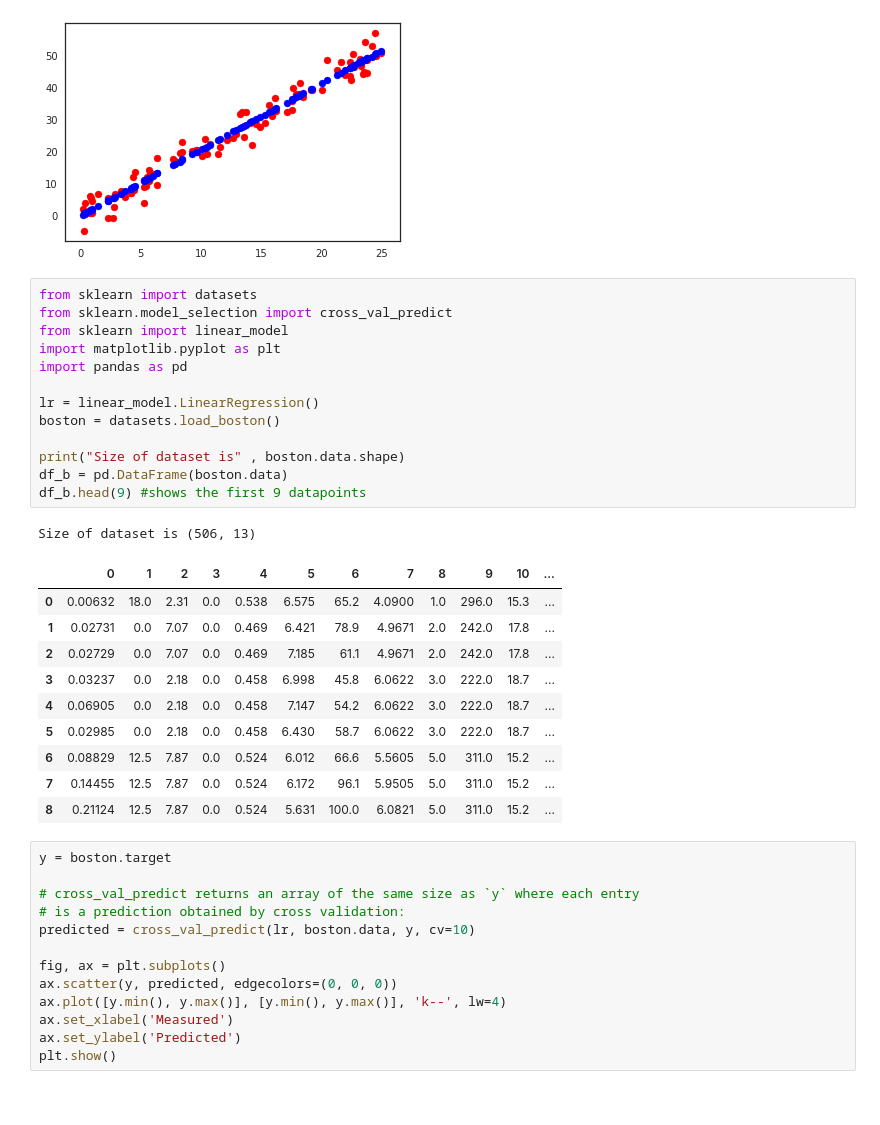
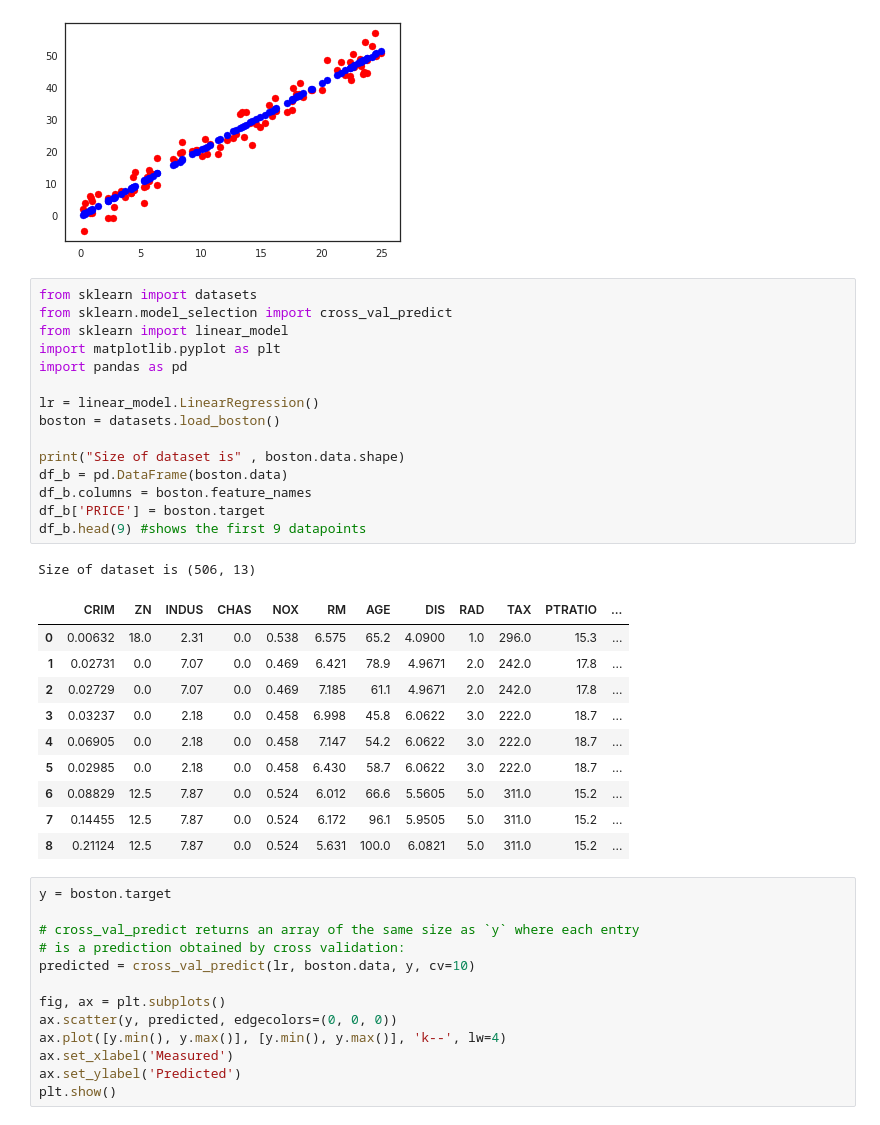
Before and after one commit to SConsul/ML101, a Jupyter notebook: Session1/Demo1_Linear_Regression.ipynb, the cells around one changed output. Drawn from its saved outputs; the diff is of its cells as text.

```diff
--- a/Session1/Demo1_Linear_Regression.ipynb
+++ b/Session1/Demo1_Linear_Regression.ipynb
@@ -189,19 +189,21 @@ plt.show()
 # %%
 from sklearn import datasets
 from sklearn.model_selection import cross_val_predict
 from sklearn import linear_model
 import matplotlib.pyplot as plt
 import pandas as pd
 
 lr = linear_model.LinearRegression()
 boston = datasets.load_boston()
 
 print("Size of dataset is" , boston.data.shape)
 df_b = pd.DataFrame(boston.data)
+df_b.columns = boston.feature_names
+df_b['PRICE'] = boston.target
 df_b.head(9) #shows the first 9 datapoints
 # %% [output]
 Size of dataset is (506, 13)
-|  | 0 | 1 | 2 | 3 | 4 | 5 | 6 | 7 | 8 | 9 | 10 | ... |
+|  | CRIM | ZN | INDUS | CHAS | NOX | RM | AGE | DIS | RAD | TAX | PTRATIO | ... |
 | 0 | 0.00632 | 18.0 | 2.31 | 0.0 | 0.538 | 6.575 | 65.2 | 4.0900 | 1.0 | 296.0 | 15.3 | ... |
 | 1 | 0.02731 | 0.0 | 7.07 | 0.0 | 0.469 | 6.421 | 78.9 | 4.9671 | 2.0 | 242.0 | 17.8 | ... |
 | 2 | 0.02729 | 0.0 | 7.07 | 0.0 | 0.469 | 7.185 | 61.1 | 4.9671 | 2.0 | 242.0 | 17.8 | ... |
```
